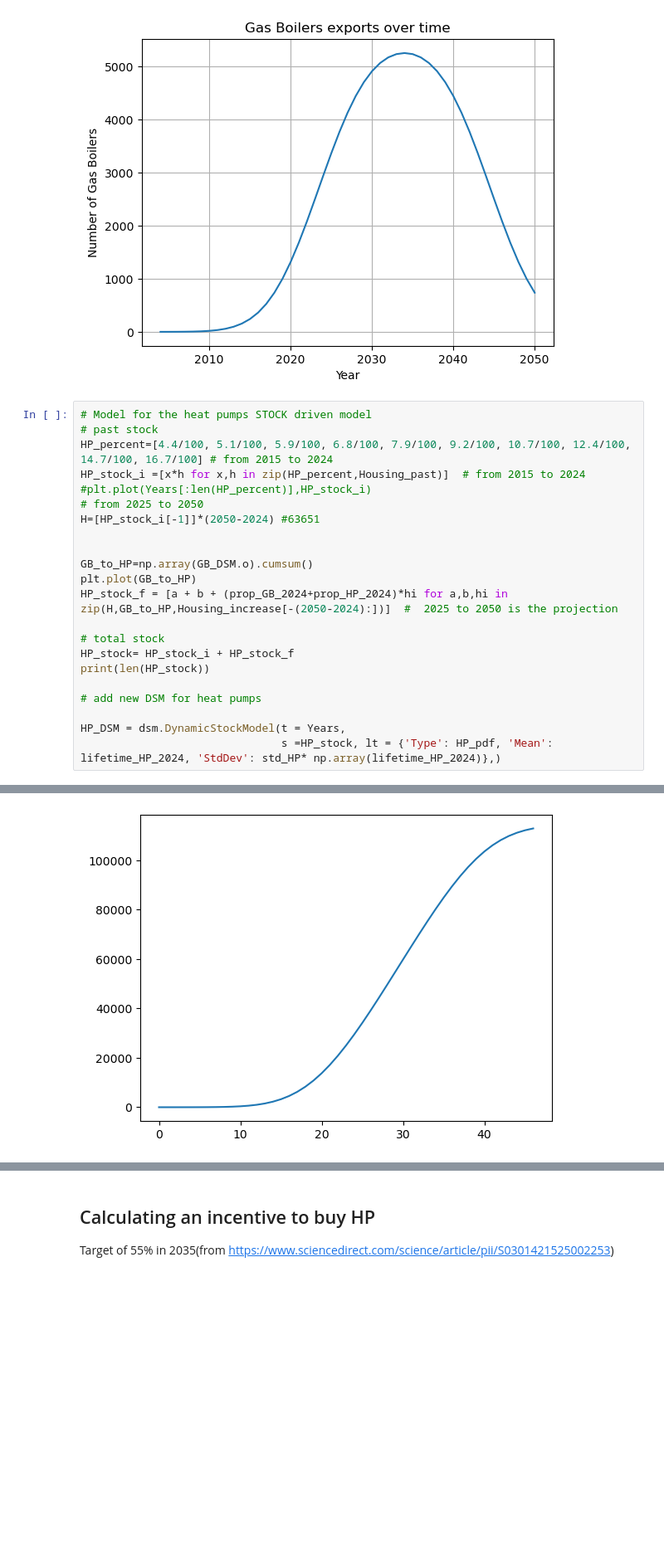
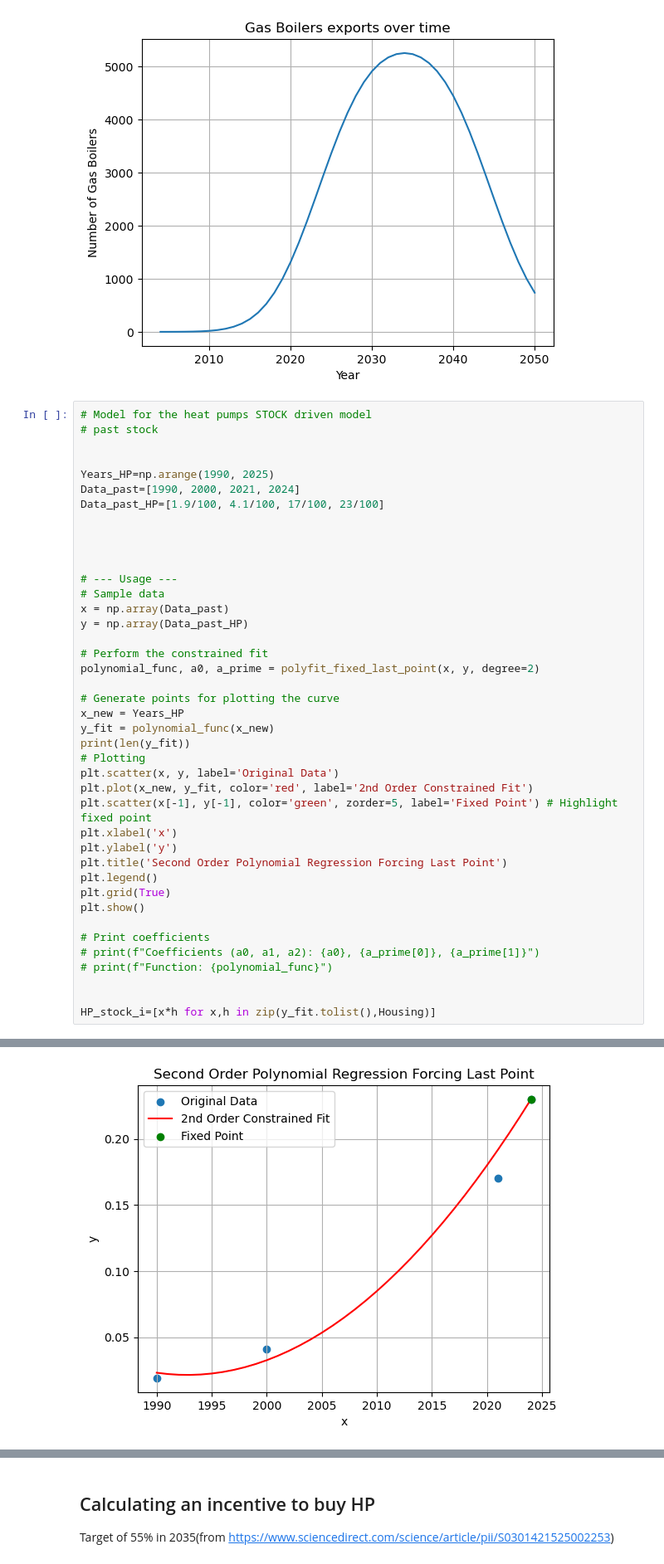
Before and after one commit to Margaux-Ccd/MFA_HeatPumps, a Jupyter notebook: Dynamic_MFA/Dynamic_HP.ipynb, the cells around one changed output, grey strips where cells are left out. Shown at 83% size. Drawn from its saved outputs; the diff is of its cells as text; blank space fills up the shorter version.

```diff
--- a/Dynamic_MFA/Dynamic_HP.ipynb
+++ b/Dynamic_MFA/Dynamic_HP.ipynb
@@ -115,23 +169,42 @@ plt.show()
 # %%
 # Model for the heat pumps STOCK driven model
 # past stock
-HP_percent=[4.4/100, 5.1/100, 5.9/100, 6.8/100, 7.9/100, 9.2/100, 10.7/100, 12.4/100, 14.7/100, 16.7/100] # from 2015 to 2024
-HP_stock_i =[x*h for x,h in zip(HP_percent,Housing_past)]  # from 2015 to 2024
-#plt.plot(Years[:len(HP_percent)],HP_stock_i)
-# from 2025 to 2050
-H=[HP_stock_i[-1]]*(2050-2024) #63651
 
 
-GB_to_HP=np.array(GB_DSM.o).cumsum()
-plt.plot(GB_to_HP)
-HP_stock_f = [a + b + (prop_GB_2024+prop_HP_2024)*hi for a,b,hi in zip(H,GB_to_HP,Housing_increase[-(2050-2024):])]  #  2025 to 2050 is the projection
+Years_HP=np.arange(1990, 2025)
+Data_past=[1990, 2000, 2021, 2024]
+Data_past_HP=[1.9/100, 4.1/100, 17/100, 23/100]
 
-# total stock
-HP_stock= HP_stock_i + HP_stock_f
-print(len(HP_stock))
 
-# add new DSM for heat pumps
 
-HP_DSM = dsm.DynamicStockModel(t = Years,
-                               s =HP_stock, lt = {'Type': HP_pdf, 'Mean': lifetime_HP_2024, 'StdDev': std_HP* np.array(lifetime_HP_2024)},)
+
+# --- Usage ---
+# Sample data
+x = np.array(Data_past)
+y = np.array(Data_past_HP)
+
+# Perform the constrained fit
+polynomial_func, a0, a_prime = polyfit_fixed_last_point(x, y, degree=2)
+
+# Generate points for plotting the curve
+x_new = Years_HP
+y_fit = polynomial_func(x_new)
+print(len(y_fit))
+# Plotting
+plt.scatter(x, y, label='Original Data')
+plt.plot(x_new, y_fit, color='red', label='2nd Order Constrained Fit')
+plt.scatter(x[-1], y[-1], color='green', zorder=5, label='Fixed Point') # Highlight fixed point
+plt.xlabel('x')
+plt.ylabel('y')
+plt.title('Second Order Polynomial Regression Forcing Last Point')
+plt.legend()
+plt.grid(True)
+plt.show()
+
+# Print coefficients
+# print(f"Coefficients (a0, a1, a2): {a0}, {a_prime[0]}, {a_prime[1]}")
+# print(f"Function: {polynomial_func}")
+
+
+HP_stock_i=[x*h for x,h in zip(y_fit.tolist(),Housing)]
 # %% [output]
@@ -139 +212 @@ HP_DSM = dsm.DynamicStockModel(t = Years,
-[figure, old version]
+[figure, new version]
```
Also changed, not shown: parts of 14 cells of this notebook.
